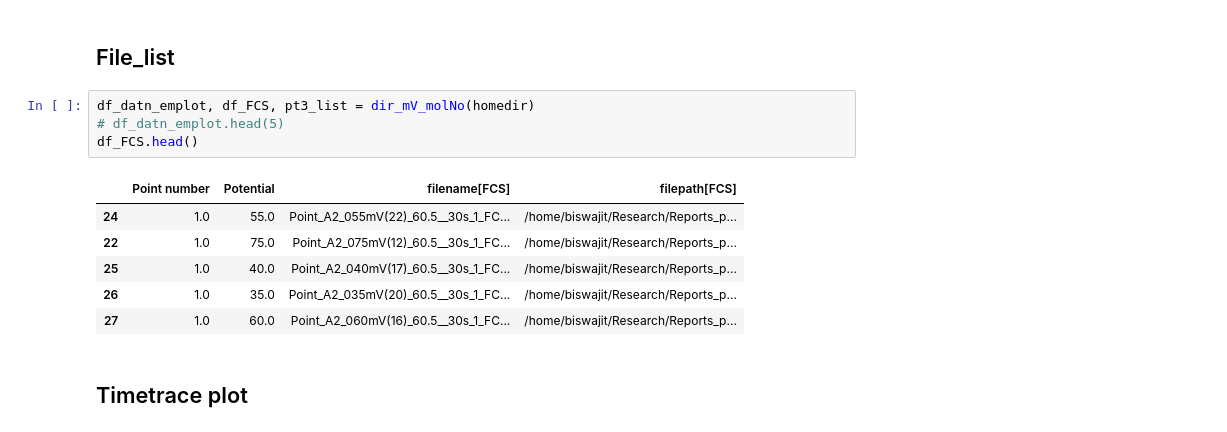
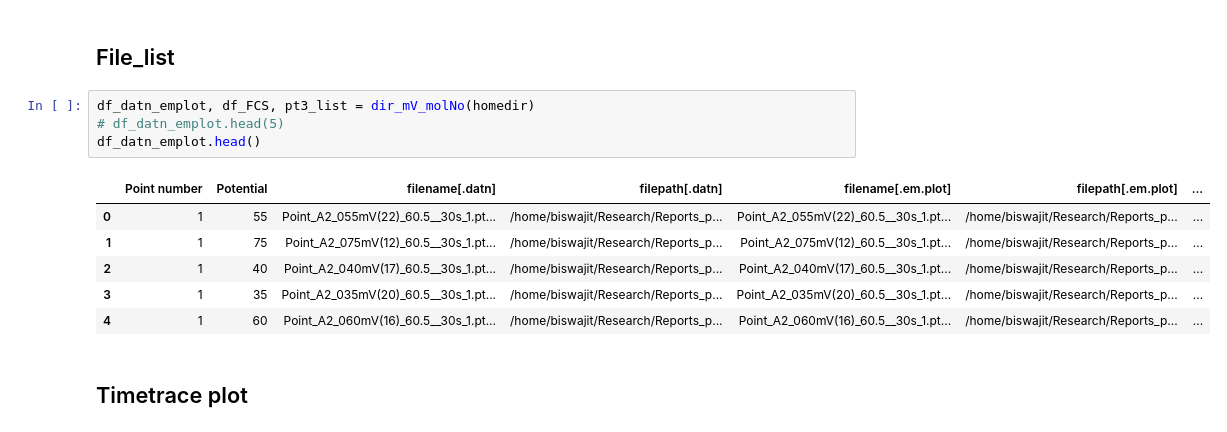
Before and after one commit to biswajitSM/Azurin_SM_repo, a Jupyter notebook: Analysis/Analysis_General.ipynb, the cells around one changed output. Cells and saved outputs as stored; diff of their text form.

```diff
--- a/Analysis/Analysis_General.ipynb
+++ b/Analysis/Analysis_General.ipynb
@@ -84,14 +92,14 @@ mpl.rcParams["font.size"] = "14"
 # %%
 df_datn_emplot, df_FCS, pt3_list = dir_mV_molNo(homedir)
 # df_datn_emplot.head(5)
-df_FCS.head()
+df_datn_emplot.head()
 # %% [output]
-|  | Point number | Potential | filename[FCS] | filepath[FCS] |
-| 24 | 1.0 | 55.0 | Point_A2_055mV(22)_60.5__30s_1_FC... | /home/biswajit/Research/Reports_p... |
-| 22 | 1.0 | 75.0 | Point_A2_075mV(12)_60.5__30s_1_FC... | /home/biswajit/Research/Reports_p... |
-| 25 | 1.0 | 40.0 | Point_A2_040mV(17)_60.5__30s_1_FC... | /home/biswajit/Research/Reports_p... |
-| 26 | 1.0 | 35.0 | Point_A2_035mV(20)_60.5__30s_1_FC... | /home/biswajit/Research/Reports_p... |
-| 27 | 1.0 | 60.0 | Point_A2_060mV(16)_60.5__30s_1_FC... | /home/biswajit/Research/Reports_p... |
+|  | Point number | Potential | filename[.datn] | filepath[.datn] | filename[.em.plot] | filepath[.em.plot] | ... |
+| 0 | 1 | 55 | Point_A2_055mV(22)_60.5__30s_1.pt... | /home/biswajit/Research/Reports_p... | Point_A2_055mV(22)_60.5__30s_1.pt... | /home/biswajit/Research/Reports_p... | ... |
+| 1 | 1 | 75 | Point_A2_075mV(12)_60.5__30s_1.pt... | /home/biswajit/Research/Reports_p... | Point_A2_075mV(12)_60.5__30s_1.pt... | /home/biswajit/Research/Reports_p... | ... |
+| 2 | 1 | 40 | Point_A2_040mV(17)_60.5__30s_1.pt... | /home/biswajit/Research/Reports_p... | Point_A2_040mV(17)_60.5__30s_1.pt... | /home/biswajit/Research/Reports_p... | ... |
+| 3 | 1 | 35 | Point_A2_035mV(20)_60.5__30s_1.pt... | /home/biswajit/Research/Reports_p... | Point_A2_035mV(20)_60.5__30s_1.pt... | /home/biswajit/Research/Reports_p... | ... |
+| 4 | 1 | 60 | Point_A2_060mV(16)_60.5__30s_1.pt... | /home/biswajit/Research/Reports_p... | Point_A2_060mV(16)_60.5__30s_1.pt... | /home/biswajit/Research/Reports_p... | ... |
 # %% [markdown]
 ## Timetrace plot
 # %%
```
Also changed, not shown: parts of 14 cells of this notebook, 4 other files.
